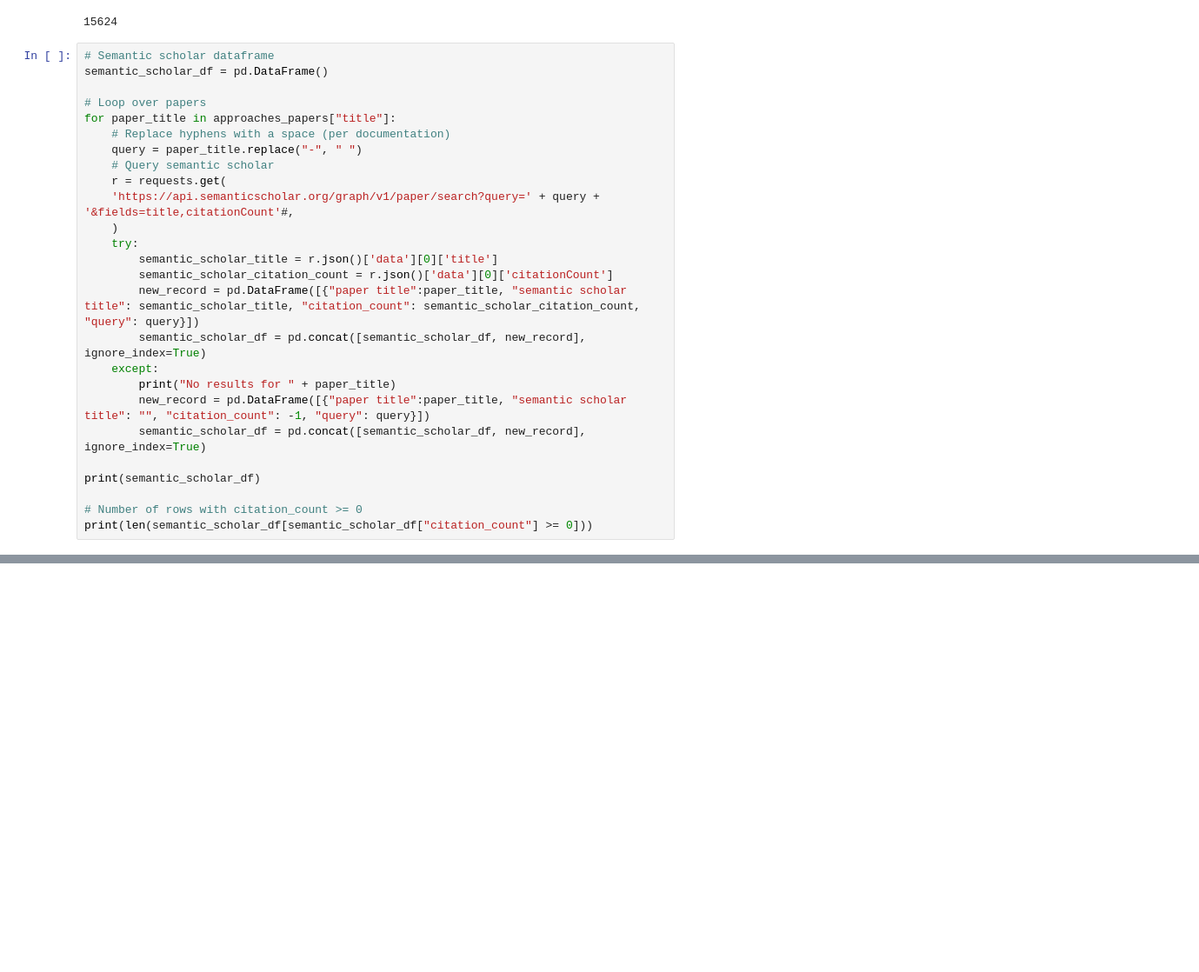
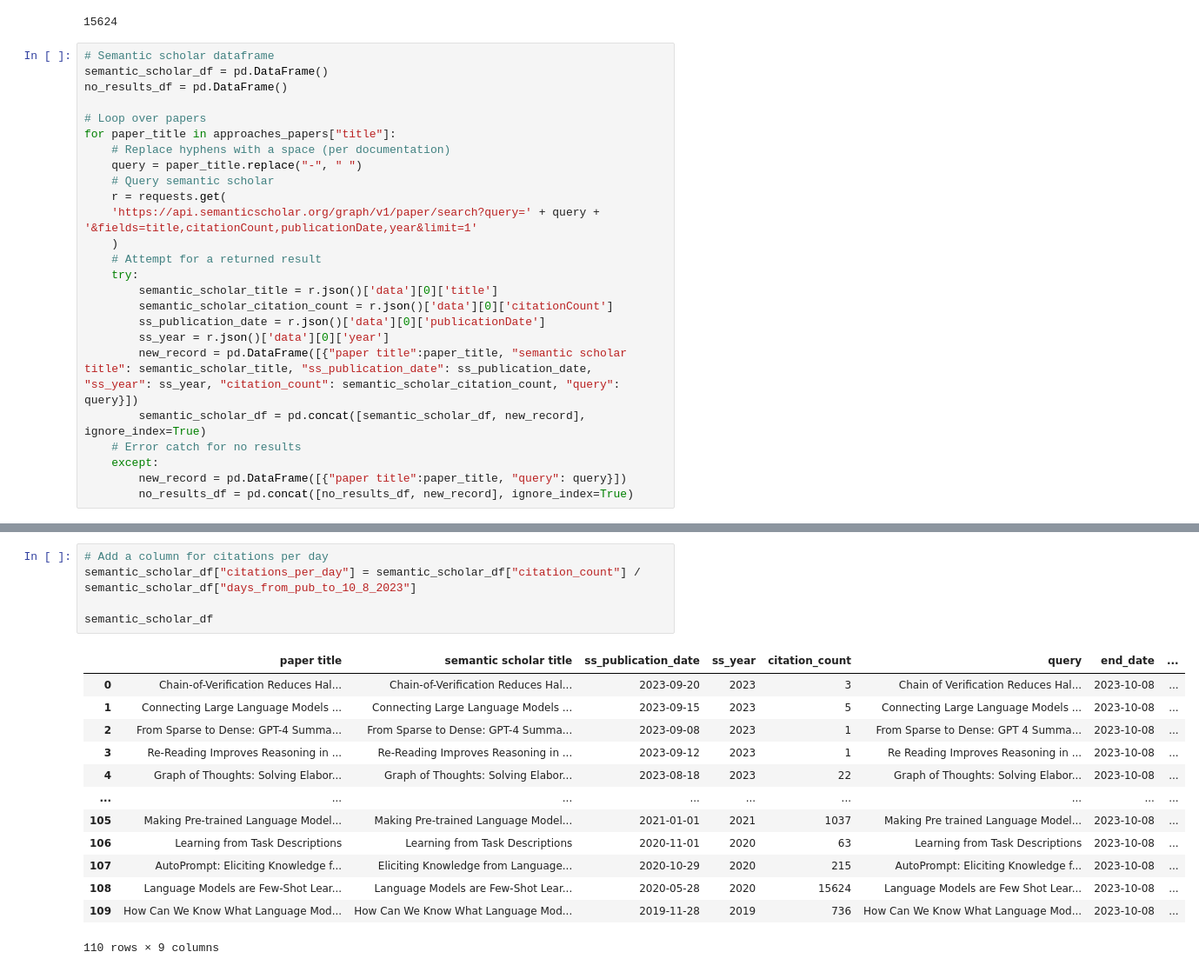
Before and after one commit to ijyliu/anlp23-project, a Jupyter notebook: Midterm Report/Selection of Prompt Engineering Methods/The Popularity of Prompt Engineering Methods - Scraping Code.ipynb, the cells around one changed output, grey strips where cells are left out. Shown at 87% size. Saved outputs shown, nothing was run; the diff lists cells and outputs as text; blank space fills up the shorter version.

```diff
--- a/The Popularity of Prompt Engineering Methods.ipynb
+++ b/Midterm Report/Selection of Prompt Engineering Methods/The Popularity of Prompt Engineering Methods - Scraping Code.ipynb
@@ -180,6 +183,7 @@ print(r.json()['data'][0]['citationCount'])
 # %%
 # Semantic scholar dataframe
 semantic_scholar_df = pd.DataFrame()
+no_results_df = pd.DataFrame()
 
 # Loop over papers
 for paper_title in approaches_papers["title"]:
@@ -187,19 +191,17 @@ for paper_title in approaches_papers["title"]:
     query = paper_title.replace("-", " ")
     # Query semantic scholar
     r = requests.get(
-    'https://api.semanticscholar.org/graph/v1/paper/search?query=' + query + '&fields=title,citationCount'#,
+    'https://api.semanticscholar.org/graph/v1/paper/search?query=' + query + '&fields=title,citationCount,publicationDate,year&limit=1'
     )
+    # Attempt for a returned result
     try:
         semantic_scholar_title = r.json()['data'][0]['title']
         semantic_scholar_citation_count = r.json()['data'][0]['citationCount']
-        new_record = pd.DataFrame([{"paper title":paper_title, "semantic scholar title": semantic_scholar_title, "citation_count": semantic_scholar_citation_count, "query": query}])
+        ss_publication_date = r.json()['data'][0]['publicationDate']
+        ss_year = r.json()['data'][0]['year']
+        new_record = pd.DataFrame([{"paper title":paper_title, "semantic scholar title": semantic_scholar_title, "ss_publication_date": ss_publication_date, "ss_year": ss_year, "citation_count": semantic_scholar_citation_count, "query": query}])
         semantic_scholar_df = pd.concat([semantic_scholar_df, new_record], ignore_index=True)
+    # Error catch for no results
     except:
-        print("No results for " + paper_title)
-        new_record = pd.DataFrame([{"paper title":paper_title, "semantic scholar title": "", "citation_count": -1, "query": query}])
-        semantic_scholar_df = pd.concat([semantic_scholar_df, new_record], ignore_index=True)
-
-print(semantic_scholar_df)
-
-# Number of rows with citation_count >= 0
-print(len(semantic_scholar_df[semantic_scholar_df["citation_count"] >= 0]))
+        new_record = pd.DataFrame([{"paper title":paper_title, "query": query}])
+        no_results_df = pd.concat([no_results_df, new_record], ignore_index=True)
@@ -313,0 +292,19 @@ No results for Reflexion: an autonomous agent with dynamic memory and self-refle
+# %%
+# Add a column for citations per day
+semantic_scholar_df["citations_per_day"] = semantic_scholar_df["citation_count"] / semantic_scholar_df["days_from_pub_to_10_8_2023"]
+
+semantic_scholar_df
+# %% [output]
+|  | paper title | semantic scholar title | ss_publication_date | ss_year | citation_count | query | end_date | ... |
+| 0 | Chain-of-Verification Reduces Hal... | Chain-of-Verification Reduces Hal... | 2023-09-20 | 2023 | 3 | Chain of Verification Reduces Hal... | 2023-10-08 | ... |
+| 1 | Connecting Large Language Models ... | Connecting Large Language Models ... | 2023-09-15 | 2023 | 5 | Connecting Large Language Models ... | 2023-10-08 | ... |
+| 2 | From Sparse to Dense: GPT-4 Summa... | From Sparse to Dense: GPT-4 Summa... | 2023-09-08 | 2023 | 1 | From Sparse to Dense: GPT 4 Summa... | 2023-10-08 | ... |
+| 3 | Re-Reading Improves Reasoning in ... | Re-Reading Improves Reasoning in ... | 2023-09-12 | 2023 | 1 | Re Reading Improves Reasoning in ... | 2023-10-08 | ... |
+| 4 | Graph of Thoughts: Solving Elabor... | Graph of Thoughts: Solving Elabor... | 2023-08-18 | 2023 | 22 | Graph of Thoughts: Solving Elabor... | 2023-10-08 | ... |
+| ... | ... | ... | ... | ... | ... | ... | ... | ... |
+| 105 | Making Pre-trained Language Model... | Making Pre-trained Language Model... | 2021-01-01 | 2021 | 1037 | Making Pre trained Language Model... | 2023-10-08 | ... |
+| 106 | Learning from Task Descriptions | Learning from Task Descriptions | 2020-11-01 | 2020 | 63 | Learning from Task Descriptions | 2023-10-08 | ... |
+| 107 | AutoPrompt: Eliciting Knowledge f... | Eliciting Knowledge from Language... | 2020-10-29 | 2020 | 215 | AutoPrompt: Eliciting Knowledge f... | 2023-10-08 | ... |
+| 108 | Language Models are Few-Shot Lear... | Language Models are Few-Shot Lear... | 2020-05-28 | 2020 | 15624 | Language Models are Few Shot Lear... | 2023-10-08 | ... |
+| 109 | How Can We Know What Language Mod... | How Can We Know What Language Mod... | 2019-11-28 | 2019 | 736 | How Can We Know What Language Mod... | 2023-10-08 | ... |
+110 rows × 9 columns
```
Also changed, not shown: parts of 8 cells of this notebook, 7 other files.
